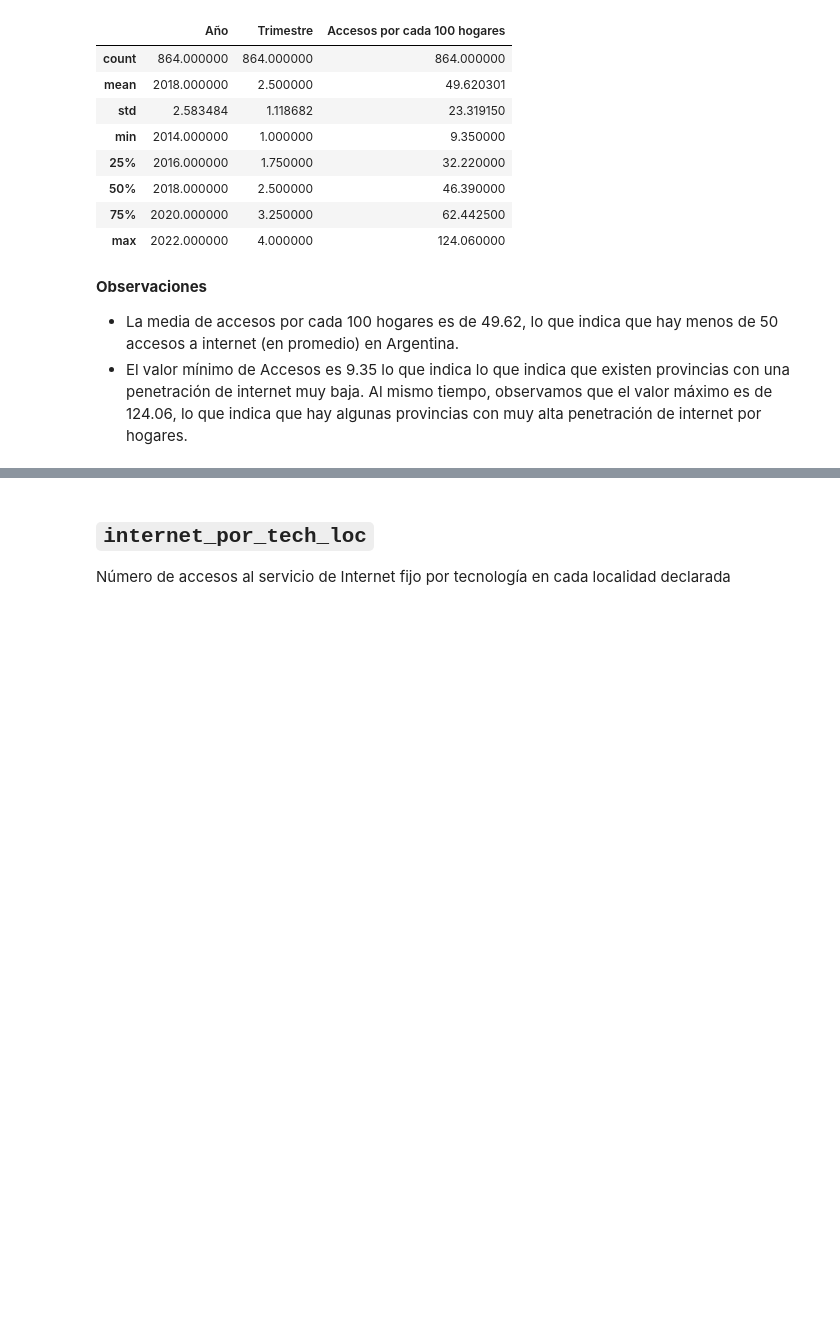
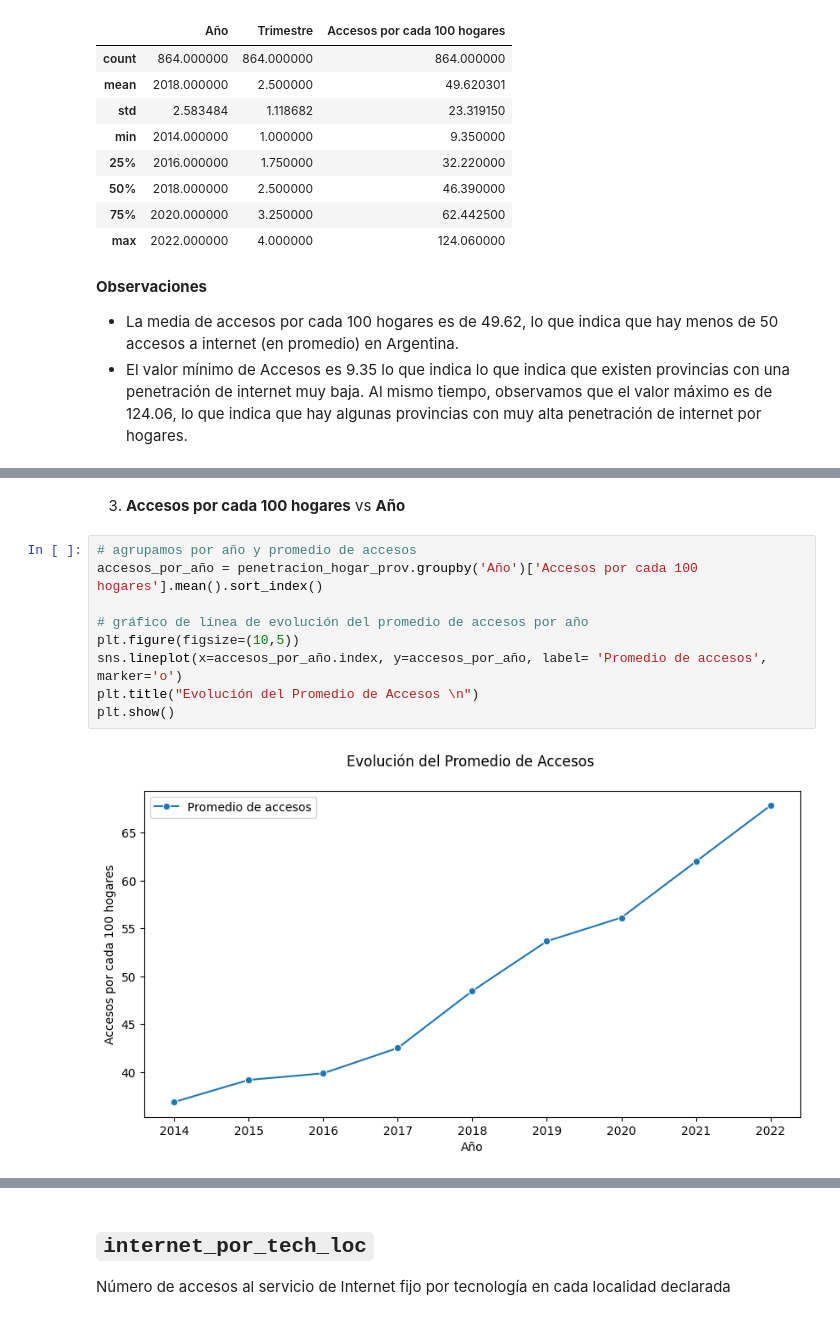
Before and after one commit to PedroLiLL/Telecommunications-Data-Analysis, a Jupyter notebook: EDA.ipynb, the cells around one changed output, grey strips where cells are left out. Cells and saved outputs as stored; diff of their text form; blank space fills up the shorter version.

```diff
--- a/EDA.ipynb
+++ b/EDA.ipynb
@@ -101,0 +158,13 @@ Análisis Univariable
+# %% [markdown]
+3. **Accesos por cada 100 hogares** vs **Año**
+# %%
+# agrupamos por año y promedio de accesos
+accesos_por_año = penetracion_hogar_prov.groupby('Año')['Accesos por cada 100 hogares'].mean().sort_index()
+
+# gráfico de línea de evolución del promedio de accesos por año
+plt.figure(figsize=(10,5))
+sns.lineplot(x=accesos_por_año.index, y=accesos_por_año, label= 'Promedio de accesos', marker='o')
+plt.title("Evolución del Promedio de Accesos \n")
+plt.show()
+# %% [output]
+[figure, added]
```
Also changed, not shown: parts of 19 cells of this notebook.
